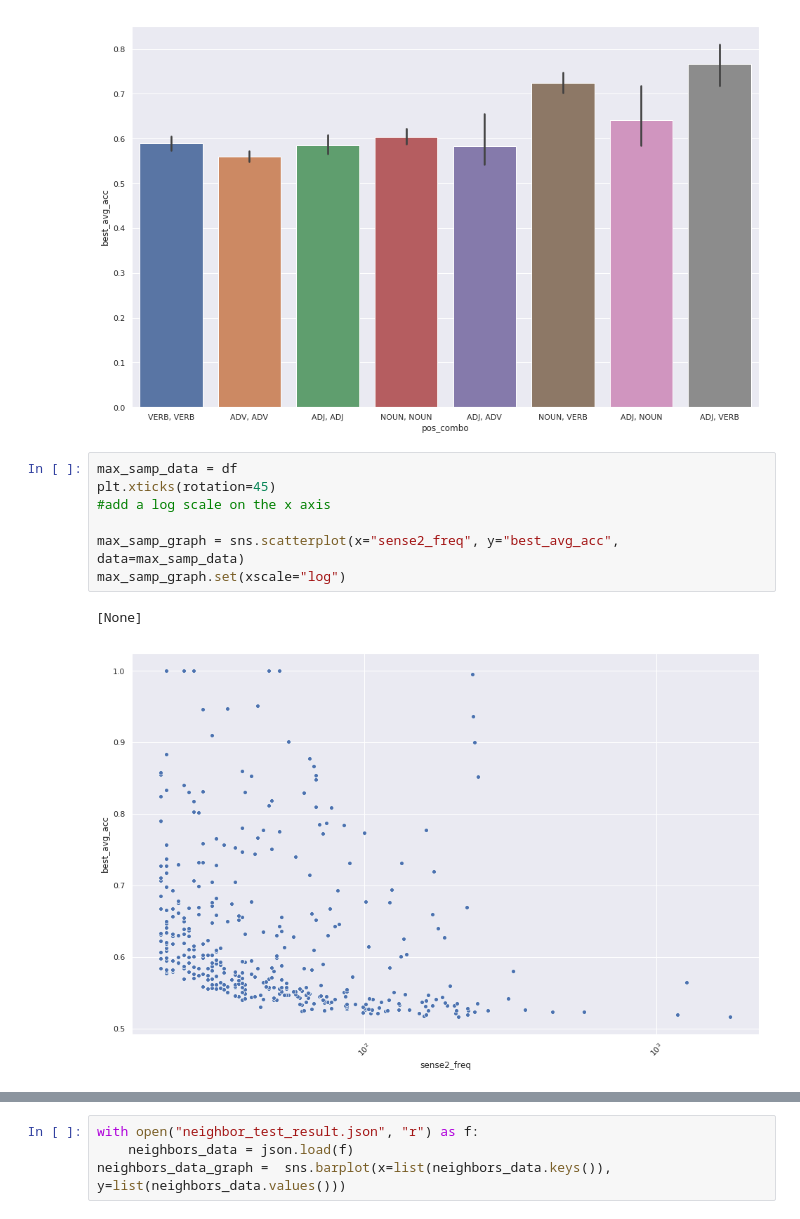
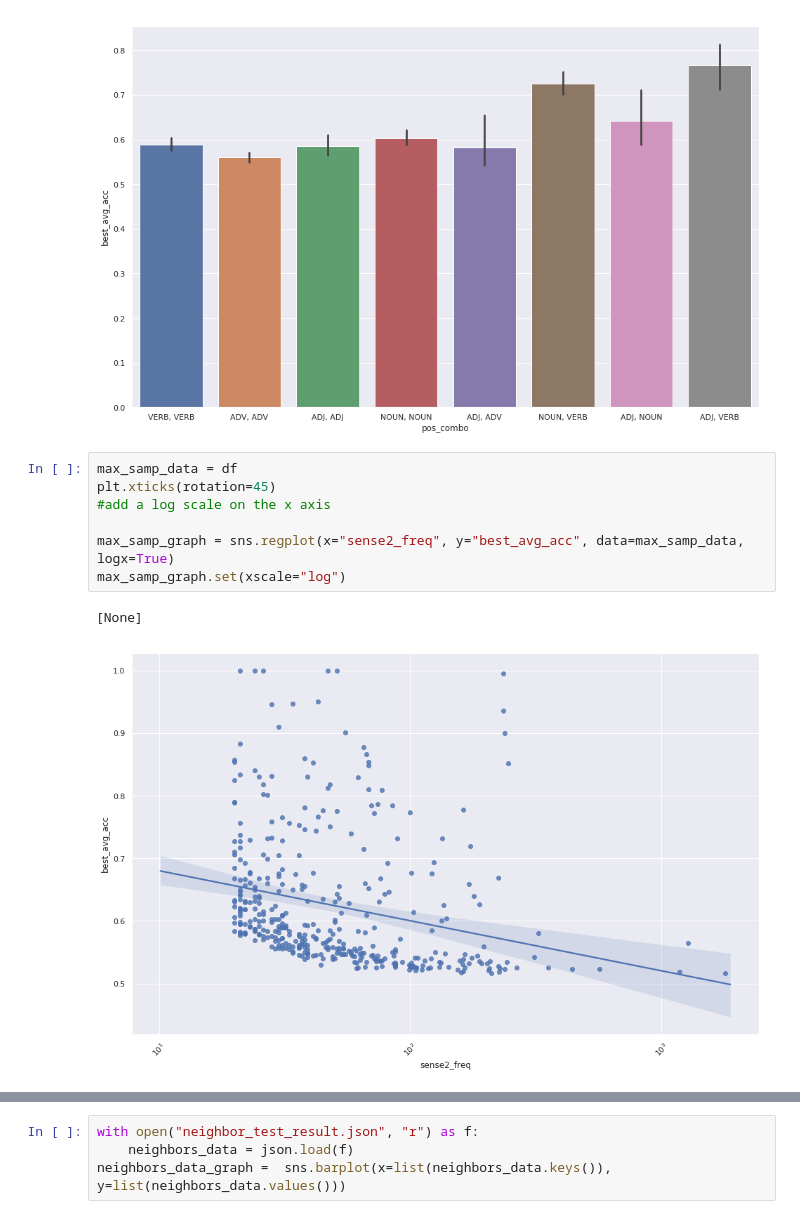
Before and after one commit to Mark-Hopkins-at-Williams/research-wsd, a Jupyter notebook: WSD.ipynb, the cells around one changed output, grey strips where cells are left out. Drawn from its saved outputs; the diff is of its cells as text.

Commit message:
convert scatterplots to regplots

```diff
--- a/WSD.ipynb
+++ b/WSD.ipynb
@@ -127,11 +127,11 @@ diff_pos_graph = sns.barplot(x="pos_combo", y="best_avg_acc", data=df_with_pos_c
 # %%
 max_samp_data = df
 plt.xticks(rotation=45)
 #add a log scale on the x axis
 
-max_samp_graph = sns.scatterplot(x="sense2_freq", y="best_avg_acc", data=max_samp_data)
+max_samp_graph = sns.regplot(x="sense2_freq", y="best_avg_acc", data=max_samp_data, logx=True)
 max_samp_graph.set(xscale="log")
 # %% [output]
 [None]
-[figure, old version]
+[figure, new version]
 # %%
```
Also changed, not shown: parts of 3 cells of this notebook.
